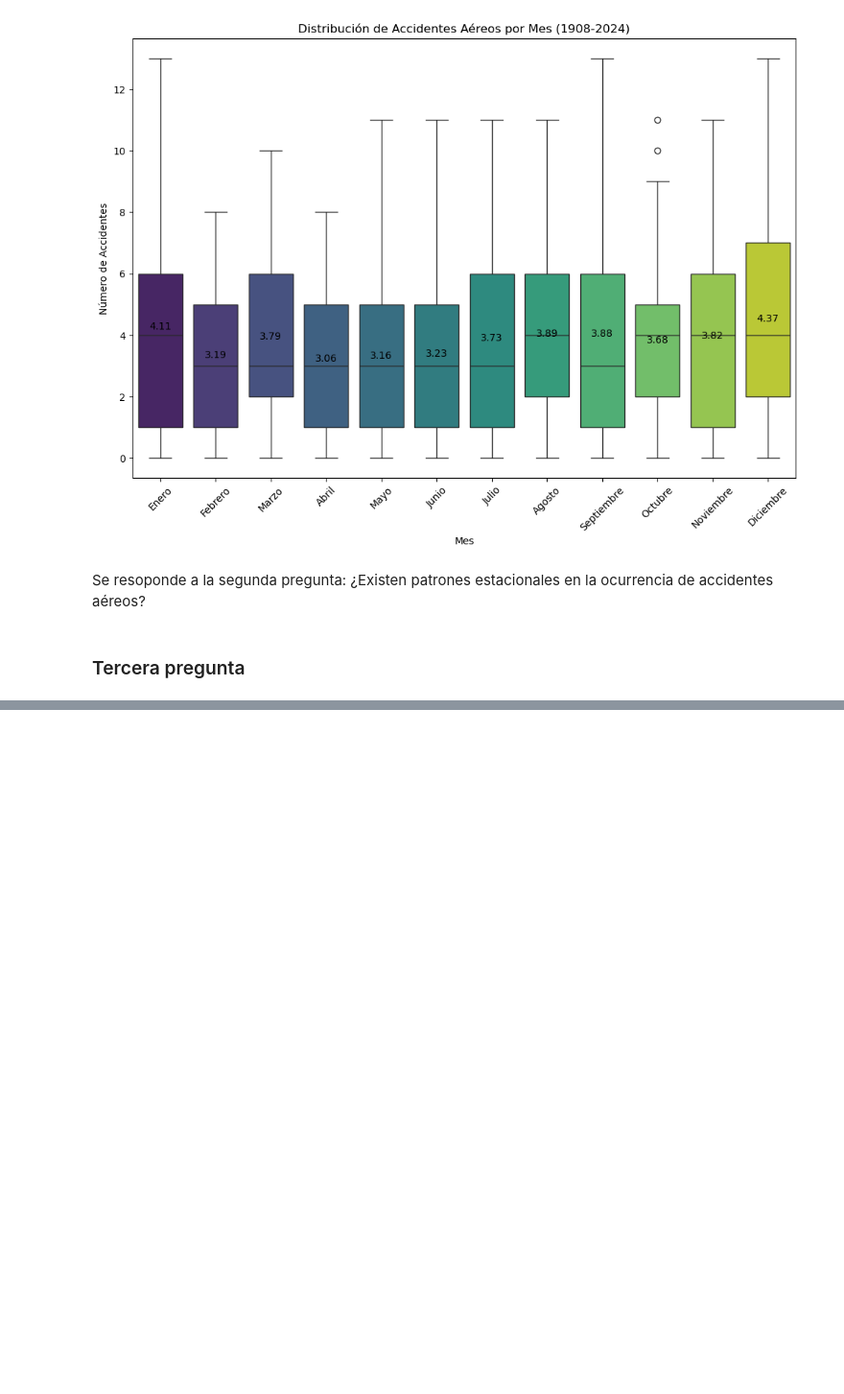
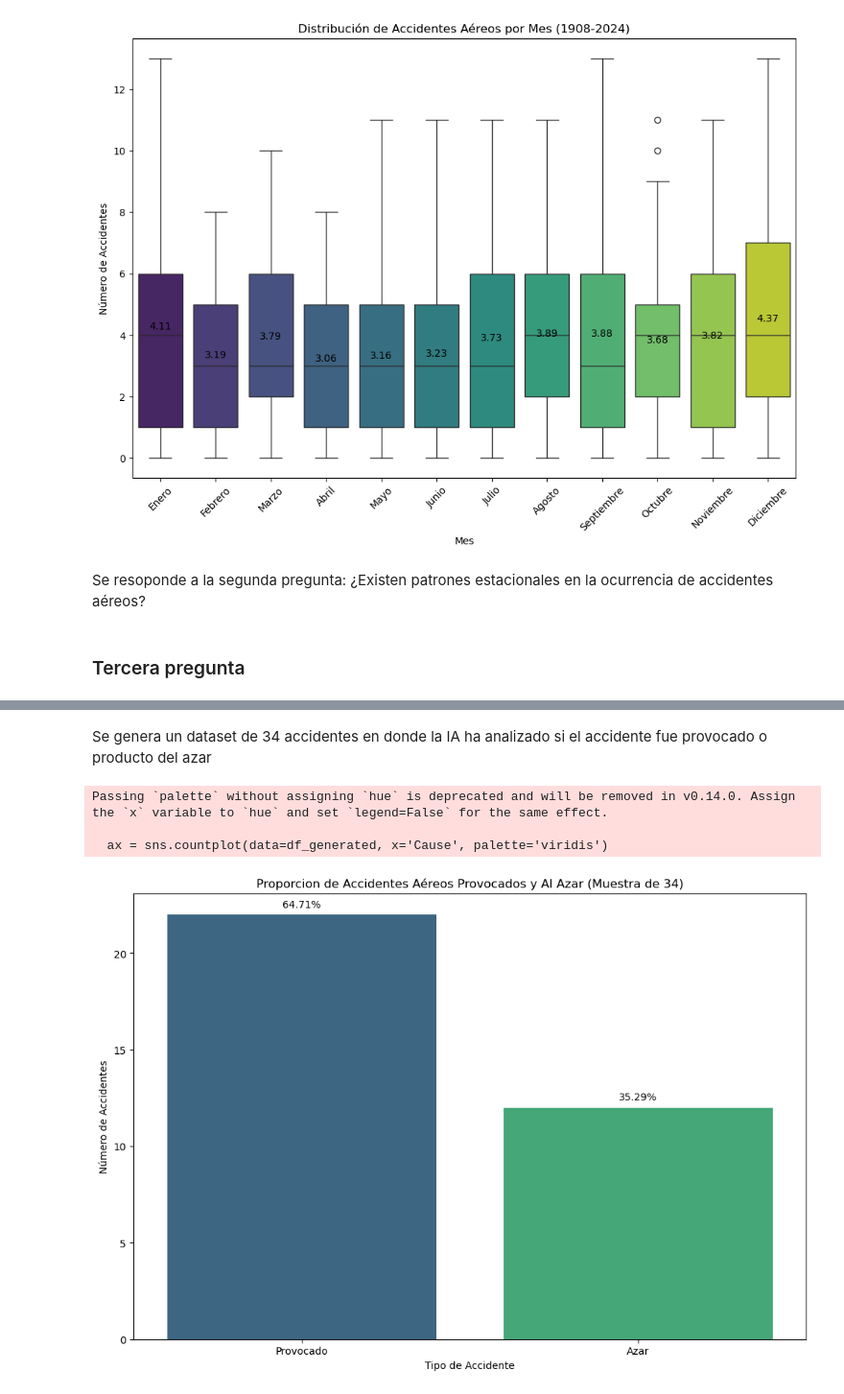
Before and after one commit to 2Dsa3/PROYECTO-1-LENGUAJES-DE-PROGRAMACI-N, a Jupyter notebook: Proyecto 2/EDA_rated_flights.ipynb, the cells around one changed output, grey strips where cells are left out. Shown: that part at 96% size. Saved outputs shown, nothing was run; the diff lists cells and outputs as text; code cells hidden in the pictures; blank space fills up the shorter version.

```diff
--- a/Proyecto 2/EDA_rated_flights.ipynb
+++ b/Proyecto 2/EDA_rated_flights.ipynb
@@ -518,0 +523,4 @@ Se resoponde a la segunda pregunta: ¿Existen patrones estacionales en la ocurre
+# %%
+df_generated= pd.read_csv('plane_crashes_AIgenerated.csv')
+
+df_generated.info()
@@ -518,0 +542,26 @@ Se resoponde a la segunda pregunta: ¿Existen patrones estacionales en la ocurre
+# %% [markdown]
+Se genera un dataset de 34 accidentes en donde la IA ha analizado si el accidente fue provocado o producto del azar
+# %%
+#has un grafico de barras de los que fueron provocados o al azar
+df_generated['Cause'].value_counts()
+
+# Crear el gráfico de barras
+plt.figure(figsize=(12, 8))
+ax = sns.countplot(data=df_generated, x='Cause', palette='viridis')
+plt.title('Proporcion de Accidentes Aéreos Provocados y Al Azar (Muestra de 34)')
+plt.xlabel('Tipo de Accidente')
+plt.ylabel('Número de Accidentes')
+plt.grid(False)
+
+# Calcular el porcentaje y escribirlo en cada barra
+total = len(df_generated)
+for p in ax.patches:
+    percentage = f'{100 * p.get_height() / total:.2f}%'
+    ax.annotate(percentage, (p.get_x() + p.get_width() / 2., p.get_height()), ha='center', va='center', xytext=(0, 10), textcoords='offset points')
+
+plt.show()
+# %% [output]
+Passing `palette` without assigning `hue` is deprecated and will be removed in v0.14.0. Assign the `x` variable to `hue` and set `legend=False` for the same effect.
+
+  ax = sns.countplot(data=df_generated, x='Cause', palette='viridis')
+[figure, added]
```
Also changed, not shown: parts of 5 cells of this notebook, 1 other file.
